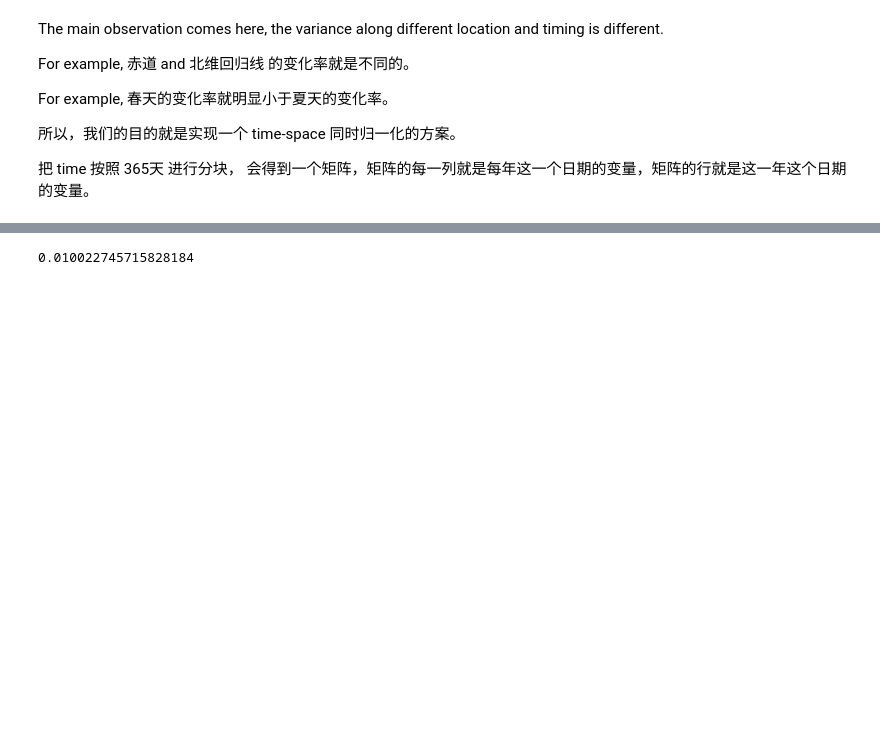
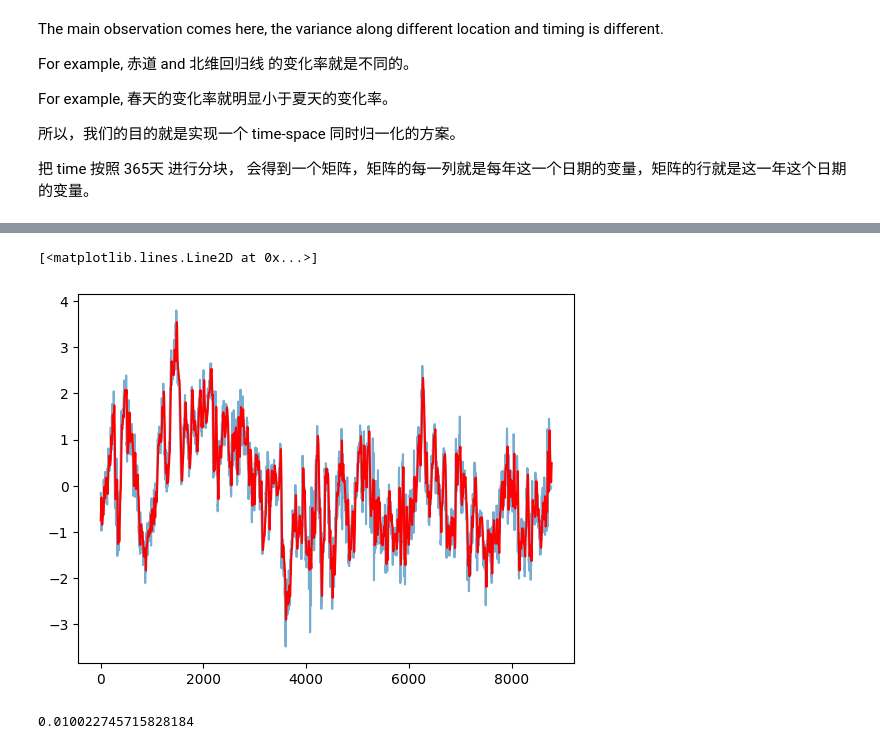
Before and after one commit to veya2ztn/Seq2SeqAutoregressiveModel, a Jupyter notebook: Data_Analysis.ipynb, the cells around one changed output, grey strips where cells are left out. Saved outputs shown, nothing was run; the diff lists cells and outputs as text; code cells hidden in the pictures; blank space fills up the shorter version.

```diff
--- a/Data_Analysis.ipynb
+++ b/Data_Analysis.ipynb
@@ -20,0 +131,12 @@ for i in range(110):
+# %%
+mean,std  = alldata.reshape(2,110,8784,32,64)
+unit_mean,unit_std = np.load('datasets/weatherbench32x64/mean_std.npy')
+unit = unit_std
+# %%
+normlized_data = (year_data/unit.reshape(110,1,1,1) - mean[:,:8760])/std[:,:8760]
+# %%
+plt.plot(smooth(normlized_data[60,:,16,32],window_len=1),alpha=0.6)
+plt.plot(smooth(normlized_data[60,:,16,32],window_len=24),'r')
+# %% [output]
+[<matplotlib.lines.Line2D at 0x...>]
+[figure, added]
```
Also changed, not shown: parts of 13 cells of this notebook, 2 other files.
